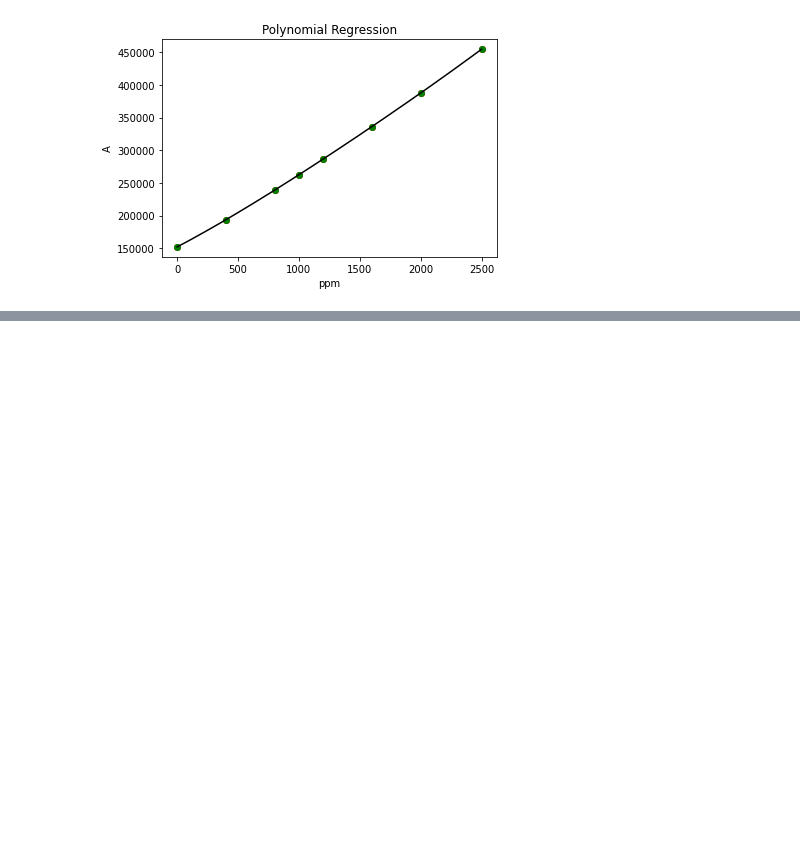
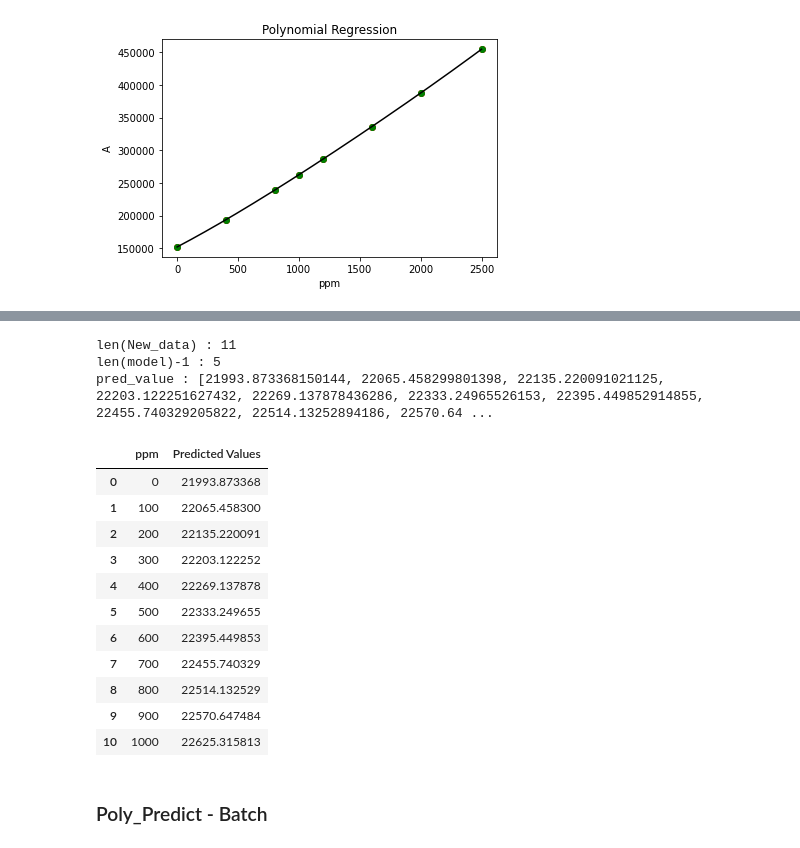
Before and after one commit to BingHungLee/BHAI-Daily-Practice, a Jupyter notebook: [20210705]_Polynomial_Regression_2.ipynb, the cells around one changed output, grey strips where cells are left out. Cells and saved outputs as stored; diff of their text form; code cells hidden in the pictures; blank space fills up the shorter version.

```diff
--- a/[20210705]_Polynomial_Regression_2.ipynb
+++ b/[20210705]_Polynomial_Regression_2.ipynb
@@ -299,0 +290,3 @@ lin_reg.intercept_ : 21993.873368150144
+# %%
+model_Ea = poly_train(2,4)
+print("model_Ea :", model_Ea)
@@ -299,0 +316,10 @@ lin_reg.intercept_ : 21993.873368150144
+# %%
+# Upload CSV From a local drive
+from google.colab import files
+uploaded = files.upload()
+filename = next(iter(uploaded))
+dataset= pd.read_csv(filename)
+
+New_data = dataset.iloc[:, 0:1].values
+New_data_label = dataset.iloc[:, 0].values
+model = model_Ea
@@ -299,0 +343,3 @@ lin_reg.intercept_ : 21993.873368150144
+# %%
+Poly_reg = PolynomialFeatures(degree = model[-1])
+X_poly = poly_reg.fit_transform(New_data)
@@ -299,0 +365,47 @@ lin_reg.intercept_ : 21993.873368150144
+# %%
+pred_value =[]
+print("len(New_data) :",len(New_data))
+print("len(model)-1 :",len(model)-1)
+
+'''
+print(X_poly[0,0])
+print(model[0])
+print(X_poly[0,0]*model[0])
+pred_value = pred_value+X_poly[0,0]*model[0]
+print("pred_value :",pred_value)
+
+print(X_poly[0,1])
+print(model[1])
+print(X_poly[0,1]*model[1])
+pred_value = pred_value+X_poly[0,1]*model[1]
+print("pred_value :",pred_value)
+'''
+for i in range(len(New_data)):
+  pred_sum = 0
+  for j in range((len(model)-1)):
+    pred = X_poly[i,j] * model[j]
+    pred_sum += pred
+  pred_value.append(pred_sum)
+print("pred_value :",pred_value)
+# %% [output]
+len(New_data) : 11
+len(model)-1 : 5
+pred_value : [21993.873368150144, 22065.458299801398, 22135.220091021125, 22203.122251627432, 22269.137878436286, 22333.24965526153, 22395.449852914855, 22455.740329205822, 22514.13252894186, 22570.64 ...
+# %%
+df = pd.DataFrame({'ppm':New_data_label, 'Predicted Values':pred_value})
+df
+# %% [output]
+|  | ppm | Predicted Values |
+| 0 | 0 | 21993.873368 |
+| 1 | 100 | 22065.458300 |
+| 2 | 200 | 22135.220091 |
+| 3 | 300 | 22203.122252 |
+| 4 | 400 | 22269.137878 |
+| 5 | 500 | 22333.249655 |
+| 6 | 600 | 22395.449853 |
+| 7 | 700 | 22455.740329 |
+| 8 | 800 | 22514.132529 |
+| 9 | 900 | 22570.647484 |
+| 10 | 1000 | 22625.315813 |
+# %% [markdown]
+### Poly_Predict - Batch
```
Also changed, not shown: parts of 17 cells of this notebook.
